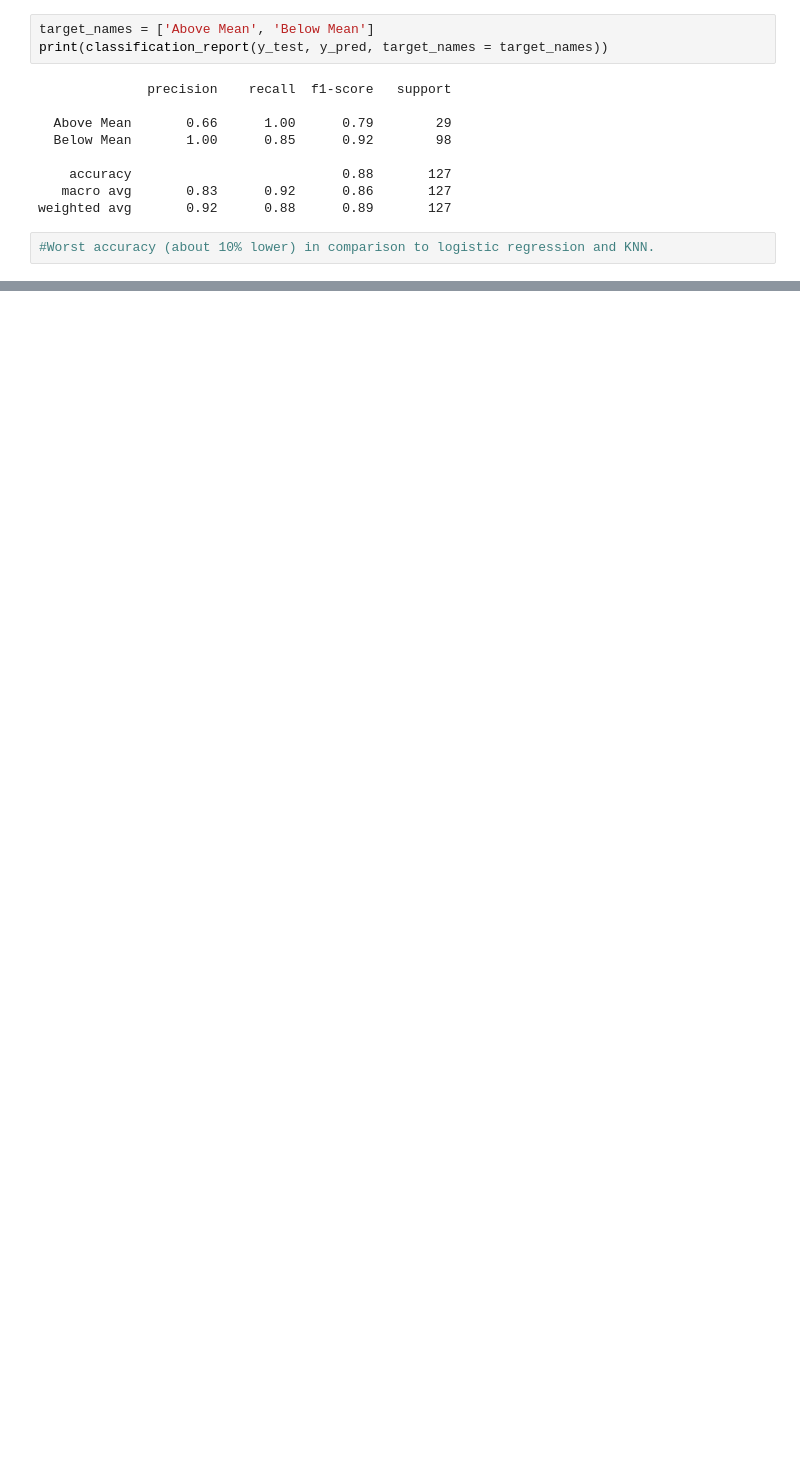
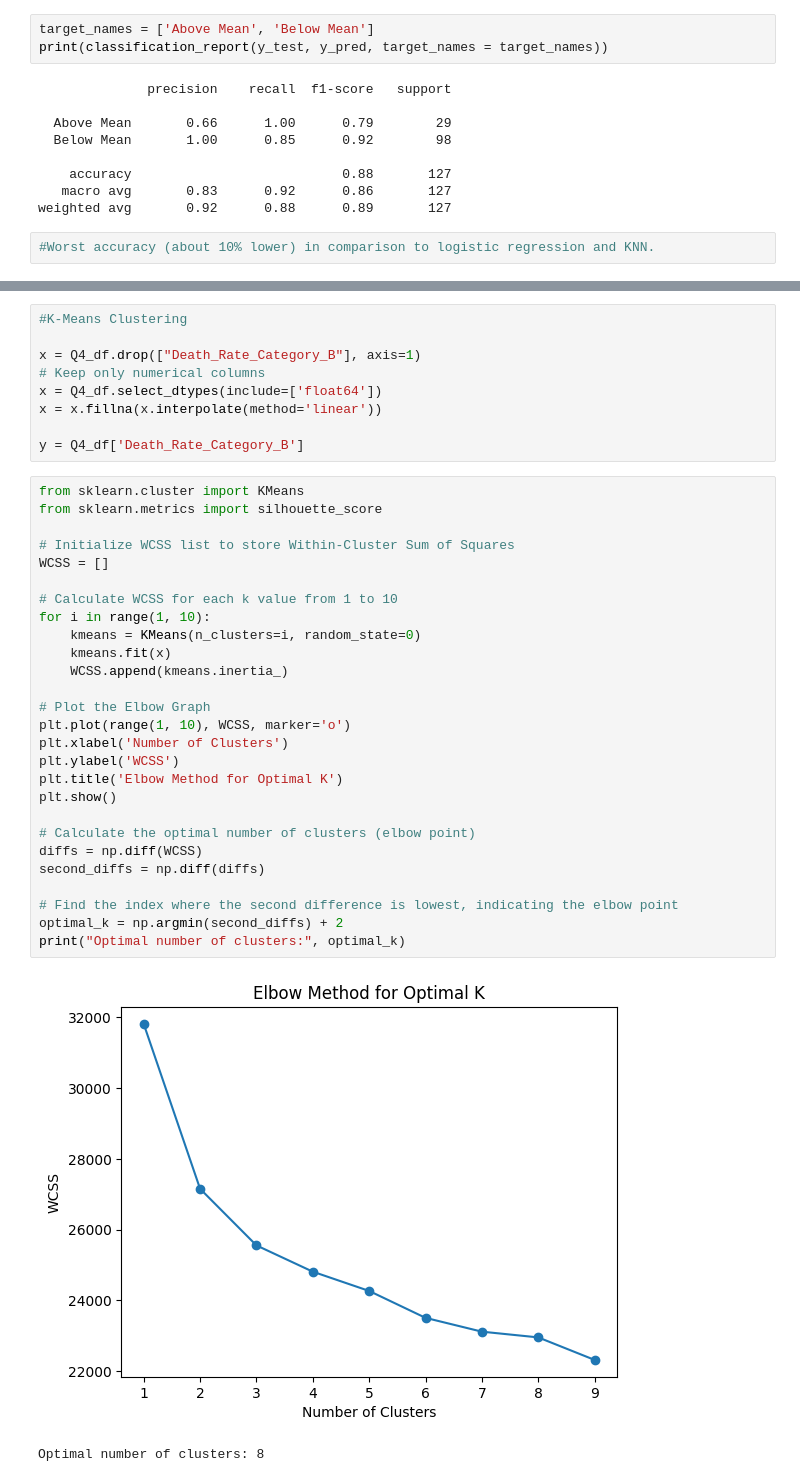
Before and after one commit to Alexander-Gebreamlak/COVID-19-Mortality-in-Ontario-Nursing-Homes, a Jupyter notebook: Covid-19 Ontario Mortality Nursing Home Analysis.ipynb, the cells around one changed output, grey strips where cells are left out. Drawn from its saved outputs; the diff is of its cells as text; blank space fills up the shorter version.

```diff
--- a/Covid-19 Ontario Mortality Nursing Home Analysis.ipynb
+++ b/Covid-19 Ontario Mortality Nursing Home Analysis.ipynb
@@ -575,0 +771,39 @@ weighted avg       0.92      0.88      0.89       127
+# %%
+#K-Means Clustering
+
+x = Q4_df.drop(["Death_Rate_Category_B"], axis=1)
+# Keep only numerical columns
+x = Q4_df.select_dtypes(include=['float64'])
+x = x.fillna(x.interpolate(method='linear'))
+
+y = Q4_df['Death_Rate_Category_B']
+# %%
+from sklearn.cluster import KMeans
+from sklearn.metrics import silhouette_score
+
+# Initialize WCSS list to store Within-Cluster Sum of Squares
+WCSS = []
+
+# Calculate WCSS for each k value from 1 to 10
+for i in range(1, 10):
+    kmeans = KMeans(n_clusters=i, random_state=0)
+    kmeans.fit(x)
+    WCSS.append(kmeans.inertia_)
+
+# Plot the Elbow Graph
+plt.plot(range(1, 10), WCSS, marker='o')
+plt.xlabel('Number of Clusters')
+plt.ylabel('WCSS')
+plt.title('Elbow Method for Optimal K')
+plt.show()
+
+# Calculate the optimal number of clusters (elbow point)
+diffs = np.diff(WCSS)
+second_diffs = np.diff(diffs)
+
+# Find the index where the second difference is lowest, indicating the elbow point
+optimal_k = np.argmin(second_diffs) + 2
+print("Optimal number of clusters:", optimal_k)
+# %% [output]
+[figure, added]
+Optimal number of clusters: 8
```
Also changed, not shown: parts of 33 cells of this notebook, 1 other file.
